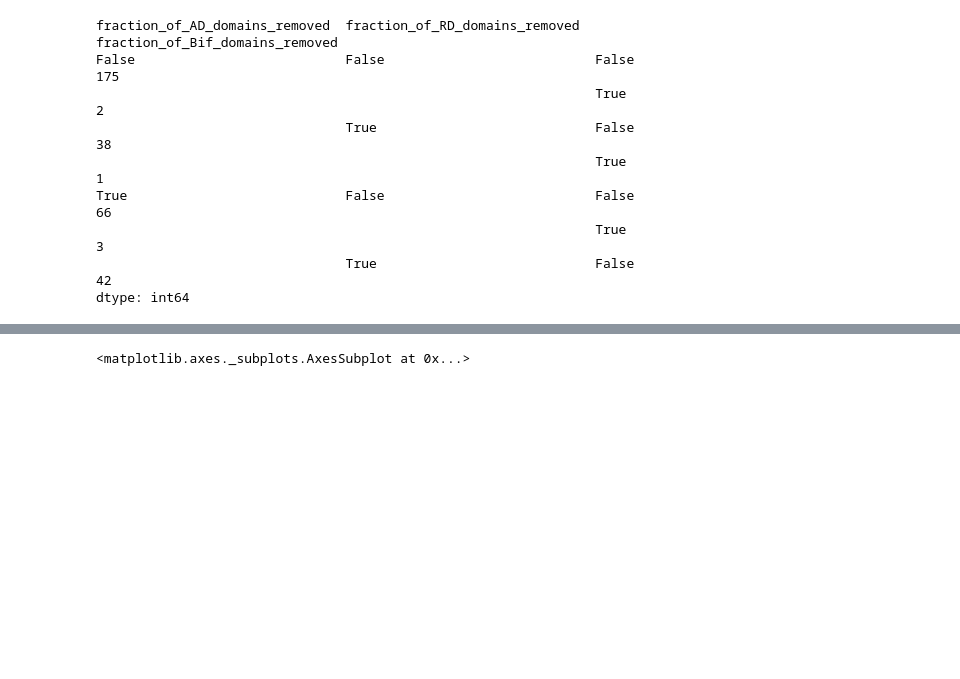
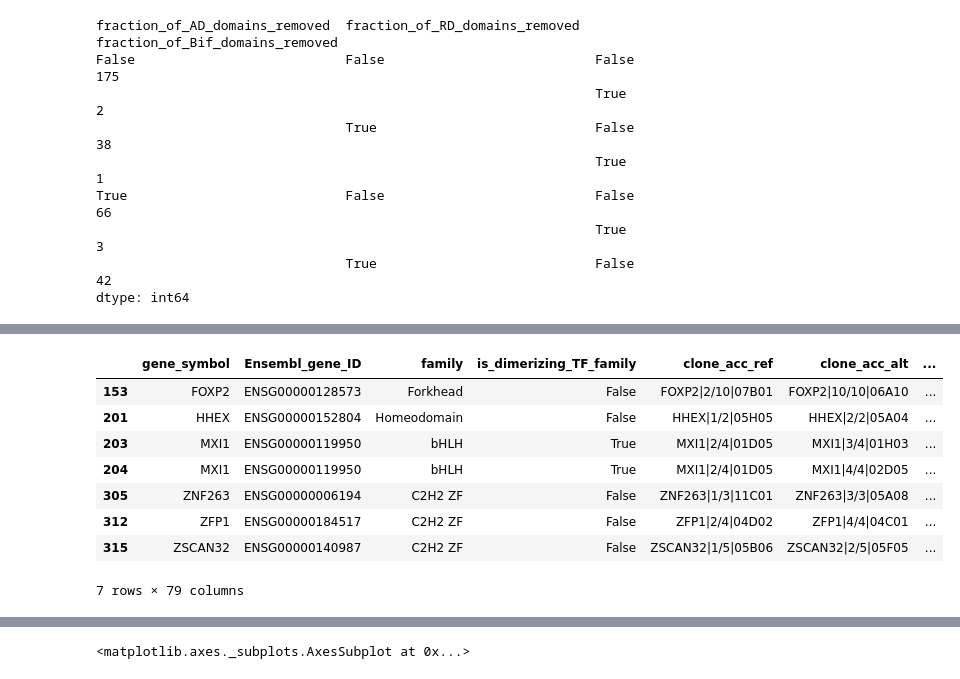
Before and after one commit to CCSB-DFCI/TF_isoforms_paper, a Jupyter notebook: src/activation_data.ipynb, the cells around one changed output, grey strips where cells are left out. Saved outputs shown, nothing was run; the diff lists cells and outputs as text; code cells hidden in the pictures; blank space fills up the shorter version.

```diff
--- a/src/activation_data.ipynb
+++ b/src/activation_data.ipynb
@@ -138,0 +227,19 @@ len(df)
+# %%
+# color map - length instead
+# sum up lengths of all domains (plot only includes examples w 1 type of domain)
+df['tot_dom_length'] = df[['length_of_AD_domains', 'length_of_RD_domains', 'length_of_Bif_domains']].sum(axis=1)
+t_dom_length = df.loc[:,'tot_dom_length'].values
+t_dom_length = t_dom_length[t_dom_length > 0]
+
+# using min and max makes colors too hard too read - cut off
+norm = plt.Normalize(25, 250)
+palette_dom_length = {value: cmap(norm(value)) for value in t_dom_length}
+
+def re_color2(row, palette):
+    if row['tot_dom_length'] == 0:
+        color = sns.color_palette("flare")[0]
+    else:
+        color = palette[row['tot_dom_length']]
+    return color
+
+df["color_dom_length"] = df.apply(re_color2, axis=1, palette=palette_dom_length)
@@ -375,3 +1201,15 @@ found: 0.4, -1.3738165060156273
+# %%
+tot_loss_repr
+# %% [output]
+|  | gene_symbol | Ensembl_gene_ID | family | is_dimerizing_TF_family | clone_acc_ref | clone_acc_alt | ... |
+| 153 | FOXP2 | ENSG00000128573 | Forkhead | False | FOXP2|2/10|07B01 | FOXP2|10/10|06A10 | ... |
+| 201 | HHEX | ENSG00000152804 | Homeodomain | False | HHEX|1/2|05H05 | HHEX|2/2|05A04 | ... |
+| 203 | MXI1 | ENSG00000119950 | bHLH | True | MXI1|2/4|01D05 | MXI1|3/4|01H03 | ... |
+| 204 | MXI1 | ENSG00000119950 | bHLH | True | MXI1|2/4|01D05 | MXI1|4/4|02D05 | ... |
+| 305 | ZNF263 | ENSG00000006194 | C2H2 ZF | False | ZNF263|1/3|11C01 | ZNF263|3/3|05A08 | ... |
+| 312 | ZFP1 | ENSG00000184517 | C2H2 ZF | False | ZFP1|2/4|04D02 | ZFP1|4/4|04C01 | ... |
+| 315 | ZSCAN32 | ENSG00000140987 | C2H2 ZF | False | ZSCAN32|1/5|05B06 | ZSCAN32|2/5|05F05 | ... |
+7 rows × 79 columns
 # %%
 df[df["gene_symbol"] == "PBX1"][["gene_symbol", "clone_acc_ref", "clone_acc_alt", "fraction_of_AD_domains_removed",
                                  "fraction_of_RD_domains_removed", "fraction_of_Bif_domains_removed",
```
Also changed, not shown: parts of 13 cells of this notebook, 39 other files.
